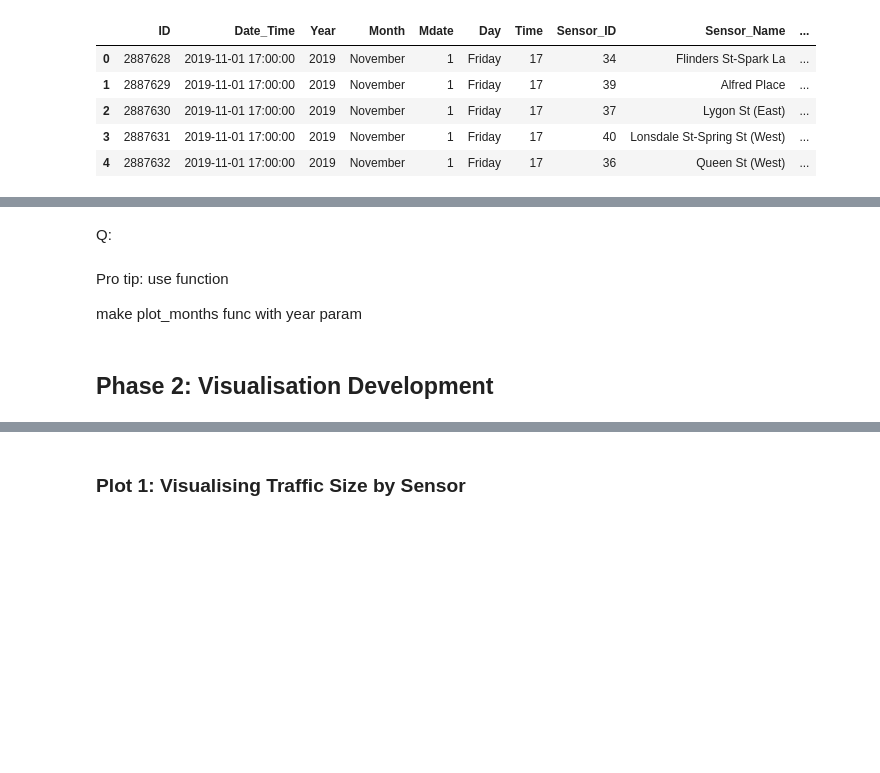
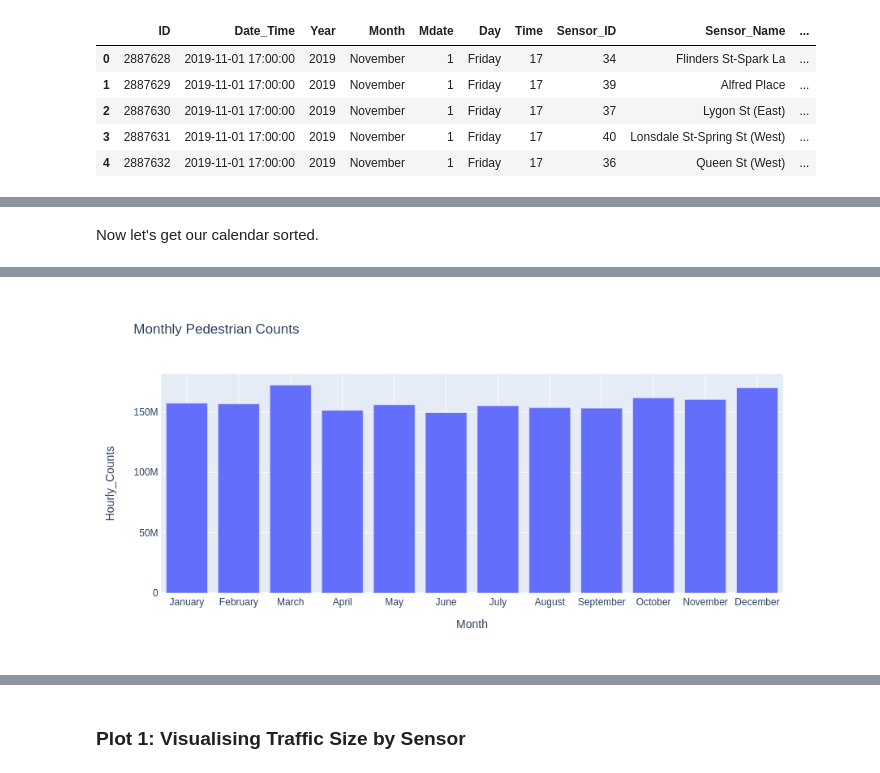
Before and after one commit to ned2/melbviz, a Jupyter notebook: workshop/workshop.ipynb, the cells around one changed output, grey strips where cells are left out. Saved outputs shown, nothing was run; the diff lists cells and outputs as text; code cells hidden in the pictures; blank space fills up the shorter version.

```diff
--- a/workshop/workshop.ipynb
+++ b/workshop/workshop.ipynb
@@ -364,7 +371,16 @@ Q: What if we want to plot in calendar order?
+# %% [markdown]
+Now let's get our calendar sorted.
 # %%
 # use some pandas-fu because `sort_values` doesn't have a `key` param (to be added in v1.1!)
-# this creates a new column with corresponding calendar month numbers
-months_2019_df["month_num"] = pd.to_datetime(months_2019_df["Month"], format="%B").dt.month
+# this creates a new column with corresponding calendar month numbers that we can sort on
+months_2019_df["month_num"] = pd.to_datetime(
+    months_2019_df["Month"], format="%B"
+).dt.month
 
-px.bar(months_2019_df.sort_values(by="month_num"), x="Month", y="Hourly_Counts")
+px.bar(
+    months_2019_df.sort_values(by="month_num"),
+    x="Month",
+    y="Hourly_Counts",
+    title="Monthly Pedestrian Counts",
+)
 # %% [output]
@@ -372,8 +387 @@ px.bar(months_2019_df.sort_values(by="month_num"), x="Month", y="Hourly_Counts")
+[figure, added]
-# %% [markdown]
-Q:
-# %% [markdown]
-Pro tip: use function
-
-make plot_months func with year param
-# %% [markdown]
-## Phase 2: Visualisation Development
```
Also changed, not shown: parts of 27 cells of this notebook, 1 other file.
